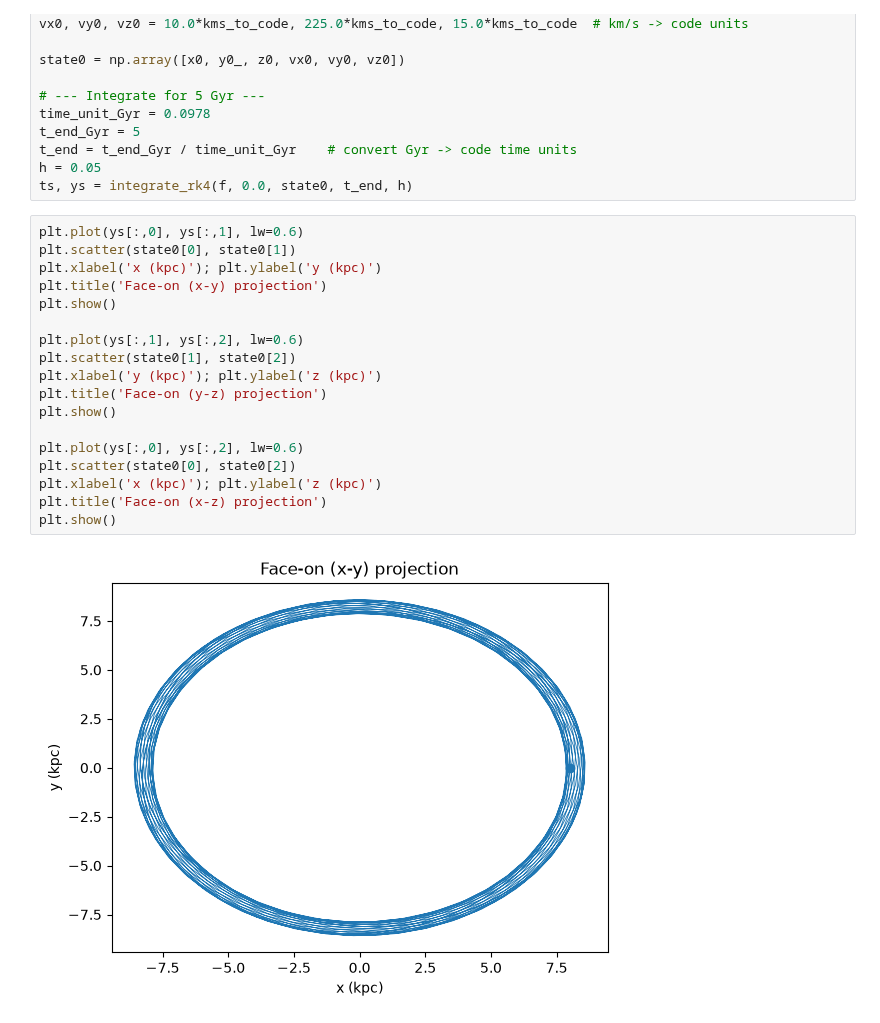
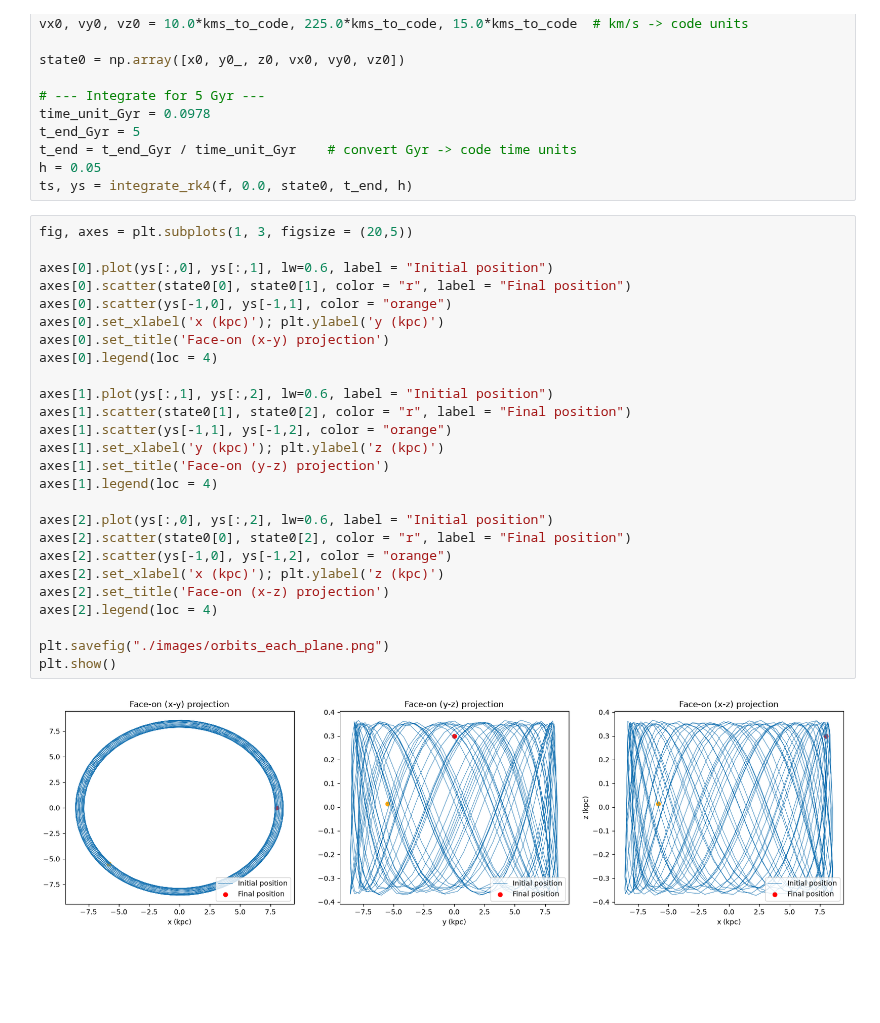
Before and after one commit to emmdaz/tesis-codes, a Jupyter notebook: orbits-integration/orbits.ipynb, the cells around one changed output. Cells and saved outputs as stored; diff of their text form; blank space fills up the shorter version.

```diff
--- a/orbits-integration/orbits.ipynb
+++ b/orbits-integration/orbits.ipynb
@@ -92,22 +92,30 @@ t_end = t_end_Gyr / time_unit_Gyr    # convert Gyr -> code time units
 h = 0.05
 ts, ys = integrate_rk4(f, 0.0, state0, t_end, h)
 # %%
-plt.plot(ys[:,0], ys[:,1], lw=0.6)
-plt.scatter(state0[0], state0[1])
-plt.xlabel('x (kpc)'); plt.ylabel('y (kpc)')
-plt.title('Face-on (x-y) projection')
+fig, axes = plt.subplots(1, 3, figsize = (20,5))
+
+axes[0].plot(ys[:,0], ys[:,1], lw=0.6, label = "Initial position")
+axes[0].scatter(state0[0], state0[1], color = "r", label = "Final position")
+axes[0].scatter(ys[-1,0], ys[-1,1], color = "orange")
+axes[0].set_xlabel('x (kpc)'); plt.ylabel('y (kpc)')
+axes[0].set_title('Face-on (x-y) projection')
+axes[0].legend(loc = 4)
+
+axes[1].plot(ys[:,1], ys[:,2], lw=0.6, label = "Initial position")
+axes[1].scatter(state0[1], state0[2], color = "r", label = "Final position")
+axes[1].scatter(ys[-1,1], ys[-1,2], color = "orange")
+axes[1].set_xlabel('y (kpc)'); plt.ylabel('z (kpc)')
+axes[1].set_title('Face-on (y-z) projection')
+axes[1].legend(loc = 4)
+
+axes[2].plot(ys[:,0], ys[:,2], lw=0.6, label = "Initial position")
+axes[2].scatter(state0[0], state0[2], color = "r", label = "Final position")
+axes[2].scatter(ys[-1,0], ys[-1,2], color = "orange")
+axes[2].set_xlabel('x (kpc)'); plt.ylabel('z (kpc)')
+axes[2].set_title('Face-on (x-z) projection')
+axes[2].legend(loc = 4)
+
+plt.savefig("./images/orbits_each_plane.png")
 plt.show()
-
-plt.plot(ys[:,1], ys[:,2], lw=0.6)
-plt.scatter(state0[1], state0[2])
-plt.xlabel('y (kpc)'); plt.ylabel('z (kpc)')
-plt.title('Face-on (y-z) projection')
-plt.show()
-
-plt.plot(ys[:,0], ys[:,2], lw=0.6)
-plt.scatter(state0[0], state0[2])
-plt.xlabel('x (kpc)'); plt.ylabel('z (kpc)')
-plt.title('Face-on (x-z) projection')
-plt.show()
 # %% [output]
-[figure, old version]
+[figure, new version]
```
Also changed, not shown: parts of 2 cells of this notebook, 6 other files.
